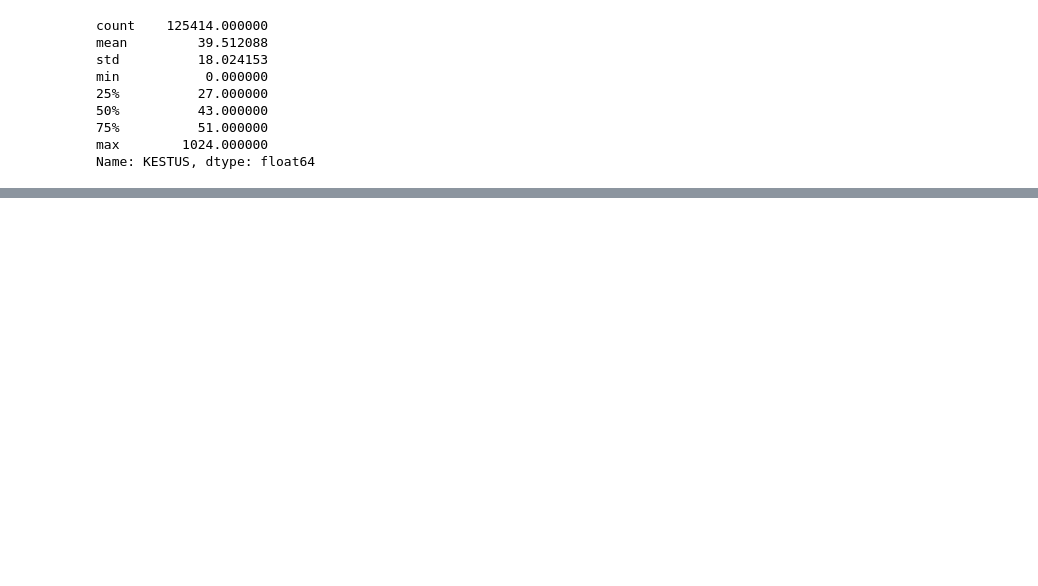
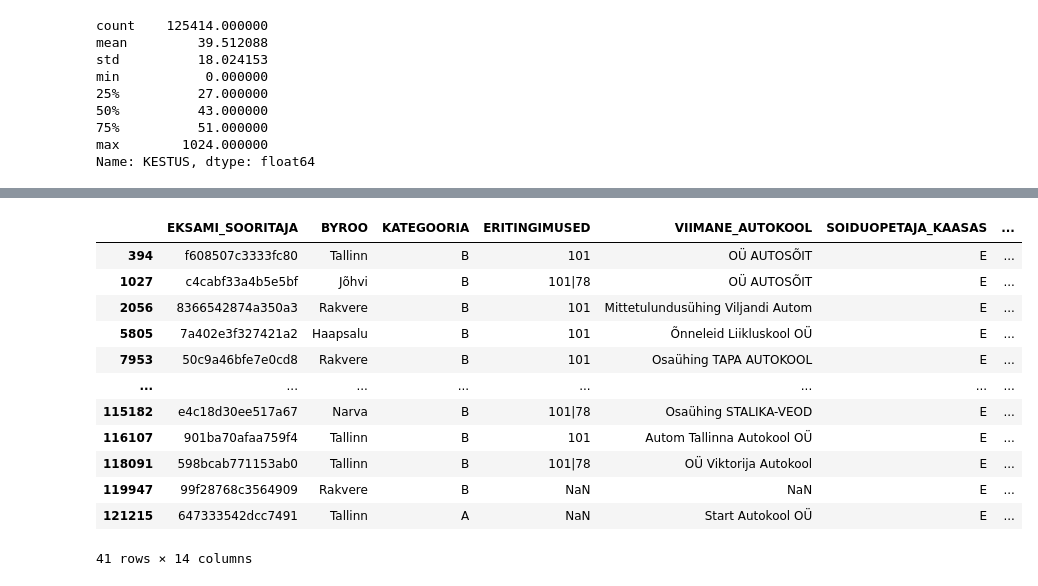
Before and after one commit to vanessaphtn/DS_project, a Jupyter notebook: H6project.ipynb, the cells around one changed output, grey strips where cells are left out. Cells and saved outputs as stored; diff of their text form; code cells hidden in the pictures; blank space fills up the shorter version.

```diff
--- a/H6project.ipynb
+++ b/H6project.ipynb
@@ -182,0 +248,16 @@ Name: KESTUS, dtype: float64
+# %%
+combined_data[(combined_data['SEISUND'] == 'MITTE_SOORITATUD') & pd.isna(combined_data['MITTEARVESTATUD'])]
+# %% [output]
+|  | EKSAMI_SOORITAJA | BYROO | KATEGOORIA | ERITINGIMUSED | VIIMANE_AUTOKOOL | SOIDUOPETAJA_KAASAS | ... |
+| 394 | f608507c3333fc80 | Tallinn | B | 101 | OÜ AUTOSÕIT | E | ... |
+| 1027 | c4cabf33a4b5e5bf | Jõhvi | B | 101|78 | OÜ AUTOSÕIT | E | ... |
+| 2056 | 8366542874a350a3 | Rakvere | B | 101 | Mittetulundusühing Viljandi Autom | E | ... |
+| 5805 | 7a402e3f327421a2 | Haapsalu | B | 101 | Õnneleid Liikluskool OÜ | E | ... |
+| 7953 | 50c9a46bfe7e0cd8 | Rakvere | B | 101 | Osaühing TAPA AUTOKOOL | E | ... |
+| ... | ... | ... | ... | ... | ... | ... | ... |
+| 115182 | e4c18d30ee517a67 | Narva | B | 101|78 | Osaühing STALIKA-VEOD | E | ... |
+| 116107 | 901ba70afaa759f4 | Tallinn | B | 101 | Autom Tallinna Autokool OÜ | E | ... |
+| 118091 | 598bcab771153ab0 | Tallinn | B | 101|78 | OÜ Viktorija Autokool | E | ... |
+| 119947 | 99f28768c3564909 | Rakvere | B | NaN | NaN | E | ... |
+| 121215 | 647333542dcc7491 | Tallinn | A | NaN | Start Autokool OÜ | E | ... |
+41 rows × 14 columns
```
Also changed, not shown: parts of 41 cells of this notebook.
